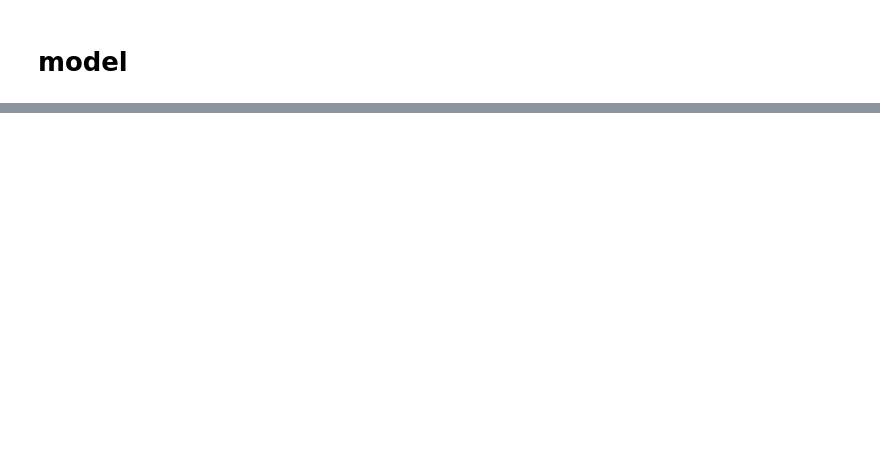
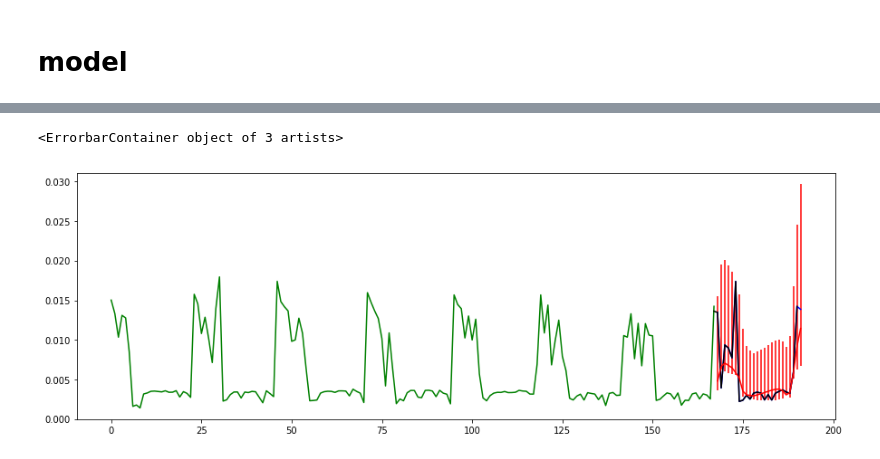
Before and after one commit to dantegates/deep-ar, a Jupyter notebook: deep-ar.ipynb, the cells around one changed output, grey strips where cells are left out. Drawn from its saved outputs; the diff is of its cells as text; code cells hidden in the pictures; blank space fills up the shorter version.

```diff
--- a/deep-ar.ipynb
+++ b/deep-ar.ipynb
@@ -273,0 +270,3 @@ assert (b_x['z_prediction'][:, 1:, :] == b_y[:, :-1, :]).all()
+# %%
+examples = make_examples(df, np.arange(64) + 1000)
+%time x_batch, y_batch = make_batch(examples)
@@ -397,14 +465,21 @@ Total params: 88,202
 Trainable params: 88,162
 Non-trainable params: 40
 __________________________________________________________________________________________________
-# %%
-last = [None]
-def gen(d, batch_size):
-    while True:
-        try:
-            x_batch, y_batch = get_batch(d, batch_size)
-            last[0] = x_batch, y_batch
-            y_batch = y_batch * x_batch['scale_factor']
-            yield x_batch, y_batch
-        except Exception:
-            pass
+# %%
+skipped = [0]
+def gen(examples, batch_size):
+    while True:
+        np.random.shuffle(examples)
+        for i in range(len(examples) // batch_size):
+            try:
+                x_batch, y_batch = make_batch(examples[i*batch_size:(i+1)*batch_size])
+                scale_factor = x_batch['scale_factor']
+                if (scale_factor == 0).any():  # this shouldn't happen, just being cautious
+                    skipped[0] += 1
+                    continue
+                x_batch['z_condition'] = x_batch['z_condition'] / scale_factor
+                x_batch['z_prediction'] = x_batch['z_prediction'] / scale_factor
+                y_batch = y_batch / scale_factor
+                yield x_batch, y_batch
+            except Exception:
+                pass
@@ -421,3 +540,3 @@ KeyboardInterrupt:
 # %%
-x_test, y_test = next(gen(d, 64))   # TODO: not true test cases
-p = model.predict(x_test)
+x_test, y_test = next(gen(examples, 64))   # TODO: not true test cases
+%time p = model.predict(x_test)
@@ -424,20 +546,26 @@ p = model.predict(x_test)
 # %%
 import scipy.stats as ss
 import matplotlib.pyplot as plt
 
 i = np.random.randint(len(p))
 
 params_it = p[i]
 dist_it = ss.norm(params_it[:, 0], params_it[:, 1])
 mean_it = dist_it.mean()
 low_it = dist_it.ppf(0.1)
 high_it = dist_it.ppf(0.9)
 y_it = y_test[i].reshape(-1)
 n = y_test.shape[-2]
 
 fig, ax = plt.subplots(figsize=(15, 5))
-plt.plot(np.arange(n), y_it, color='b')
+plt.plot(np.arange(n) + condition_length, y_it, color='b')
 # plt.errorbar(np.arange(n), mean_it, color='r')
-plt.errorbar(np.arange(n)[1:], mean_it[1:], color='r', yerr=[np.abs(low_it)[1:], high_it[1:]])
+plt.plot(np.arange(condition_length), x_test['z_condition'][i].reshape(-1), color='g')
+plt.plot(np.arange(prediction_length) + condition_length - 1, x_test['z_prediction'][i].reshape(-1), color='k')
+
+plt.errorbar(np.arange(n) + condition_length, mean_it, color='r', yerr=[np.abs(low_it), high_it])
 # plt.plot(np.arange(n), low_it)
 # plt.plot(np.arange(n), high_it)
+# %% [output]
+<ErrorbarContainer object of 3 artists>
+[figure, added]
```
Also changed, not shown: parts of 47 cells of this notebook.
